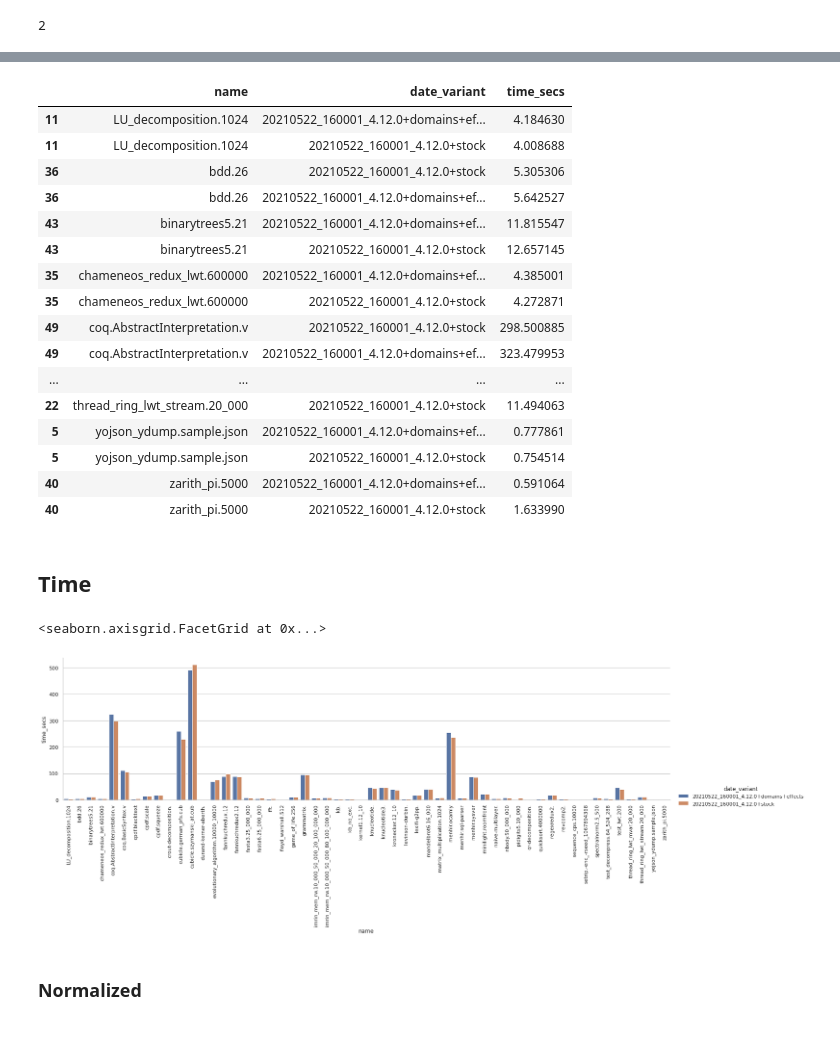
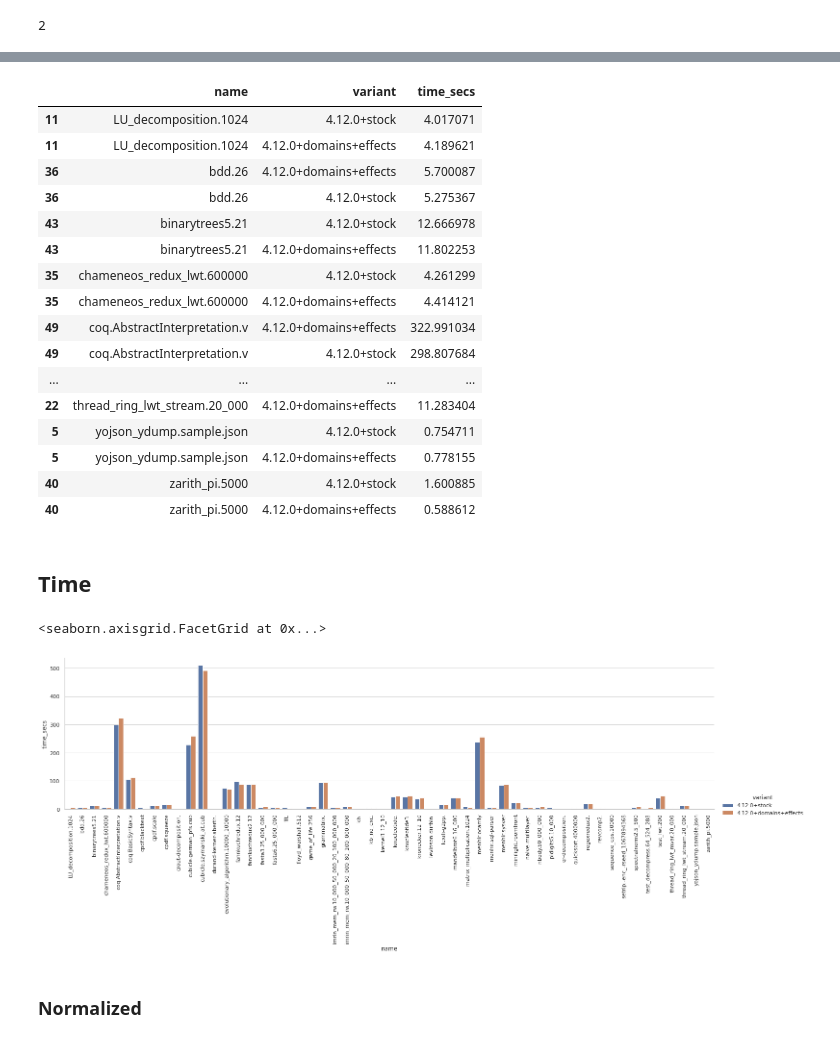
Before and after one commit to shubhamkumar13/sandmark, a Jupyter notebook: notebooks/nightly/sequential_nightly.ipynb, the cells around one changed output, grey strips where cells are left out. Cells and saved outputs as stored; diff of their text form; code cells hidden in the pictures.

```diff
--- a/notebooks/nightly/sequential_nightly.ipynb
+++ b/notebooks/nightly/sequential_nightly.ipynb
@@ -128,7 +113,7 @@ print(comparisons.result)
 # %% [output]
 2
 # %%
-matrix = [[0 for x in range(4)] for y in range(comparisons.result)]
+matrix = [[0 for x in range(3)] for y in range(comparisons.result)]
 
 for i in range(comparisons.result):
     matrix[i][0], matrix[i][1] = disp(benches)
@@ -138,4 +123,7 @@ Box(children=(interactive(children=(Dropdown(description='Timestamp', options=('
 # %%
 for i in range(comparisons.result):
-    matrix[i][3] = get_filename(matrix[i][0], matrix[i][1])
+    matrix[i][2] = get_filename(matrix[i][0], matrix[i][1])
+
+# print(matrix[0][2])
+# print(matrix[1][2])
 # %% [output]
@@ -144,5 +132,8 @@ for i in range(comparisons.result):
 # %%
+selected_files = []
 for i in range (comparisons.result):
-    print(matrix[i][3])
-    selected_files.append(matrix[i][3])
+    print(matrix[i][2])
+    selected_files.append(matrix[i][2])
+
+# print(selected_files)
 # %% [output]
@@ -159,7 +150,7 @@ for file in selected_files:
             data.append(json.loads(l))
         df = pdjson.json_normalize(data)
         df["variant"] = os.path.basename(file).replace("_1.orun.summary.bench","")
-        df["date_variant"] = file.split("/")[-2] + "_" + df["variant"]
+#         df["date_variant"] = file.split("/")[-2] + "_" + df["variant"]
 #         print(df["date_variant"])
         data_frames.append(df)
 
@@ -233,31 +241,32 @@ df.loc[(df['date_variant'] == selected_baseline) & (df['time_secs'] > 10)]
 # %%
-df.filter(['name','date_variant','time_secs'])
+df.filter(['name','variant','time_secs'])
+# print(len(df))
 # %% [output]
-|  | name | date_variant | time_secs |
-| 11 | LU_decomposition.1024 | 20210522_160001_4.12.0+domains+ef... | 4.184630 |
-| 11 | LU_decomposition.1024 | 20210522_160001_4.12.0+stock | 4.008688 |
-| 36 | bdd.26 | 20210522_160001_4.12.0+stock | 5.305306 |
-| 36 | bdd.26 | 20210522_160001_4.12.0+domains+ef... | 5.642527 |
-| 43 | binarytrees5.21 | 20210522_160001_4.12.0+domains+ef... | 11.815547 |
-| 43 | binarytrees5.21 | 20210522_160001_4.12.0+stock | 12.657145 |
-| 35 | chameneos_redux_lwt.600000 | 20210522_160001_4.12.0+domains+ef... | 4.385001 |
-| 35 | chameneos_redux_lwt.600000 | 20210522_160001_4.12.0+stock | 4.272871 |
-| 49 | coq.AbstractInterpretation.v | 20210522_160001_4.12.0+stock | 298.500885 |
-| 49 | coq.AbstractInterpretation.v | 20210522_160001_4.12.0+domains+ef... | 323.479953 |
+|  | name | variant | time_secs |
+| 11 | LU_decomposition.1024 | 4.12.0+stock | 4.017071 |
+| 11 | LU_decomposition.1024 | 4.12.0+domains+effects | 4.189621 |
+| 36 | bdd.26 | 4.12.0+domains+effects | 5.700087 |
+| 36 | bdd.26 | 4.12.0+stock | 5.275367 |
+| 43 | binarytrees5.21 | 4.12.0+stock | 12.666978 |
+| 43 | binarytrees5.21 | 4.12.0+domains+effects | 11.802253 |
+| 35 | chameneos_redux_lwt.600000 | 4.12.0+stock | 4.261299 |
+| 35 | chameneos_redux_lwt.600000 | 4.12.0+domains+effects | 4.414121 |
+| 49 | coq.AbstractInterpretation.v | 4.12.0+domains+effects | 322.991034 |
+| 49 | coq.AbstractInterpretation.v | 4.12.0+stock | 298.807684 |
 | ... | ... | ... | ... |
-| 22 | thread_ring_lwt_stream.20_000 | 20210522_160001_4.12.0+stock | 11.494063 |
-| 5 | yojson_ydump.sample.json | 20210522_160001_4.12.0+domains+ef... | 0.777861 |
-| 5 | yojson_ydump.sample.json | 20210522_160001_4.12.0+stock | 0.754514 |
-| 40 | zarith_pi.5000 | 20210522_160001_4.12.0+domains+ef... | 0.591064 |
-| 40 | zarith_pi.5000 | 20210522_160001_4.12.0+stock | 1.633990 |
+| 22 | thread_ring_lwt_stream.20_000 | 4.12.0+domains+effects | 11.283404 |
+| 5 | yojson_ydump.sample.json | 4.12.0+stock | 0.754711 |
+| 5 | yojson_ydump.sample.json | 4.12.0+domains+effects | 0.778155 |
+| 40 | zarith_pi.5000 | 4.12.0+stock | 1.600885 |
+| 40 | zarith_pi.5000 | 4.12.0+domains+effects | 0.588612 |
 # %% [markdown]
 ## Time
 # %%
-g = sns.catplot (x='name', y='time_secs', hue='date_variant', data = df, kind ='bar', aspect=4)
+g = sns.catplot (x='name', y='time_secs', hue='variant', data = df, kind ='bar', aspect=4)
 g.set_xticklabels(rotation=90)
 # %% [output]
 <seaborn.axisgrid.FacetGrid at 0x...>
-[figure, old version]
+[figure, new version]
 # %% [markdown]
 ### Normalized
 # %%
```
Also changed, not shown: parts of 15 cells of this notebook, 45 other files.
